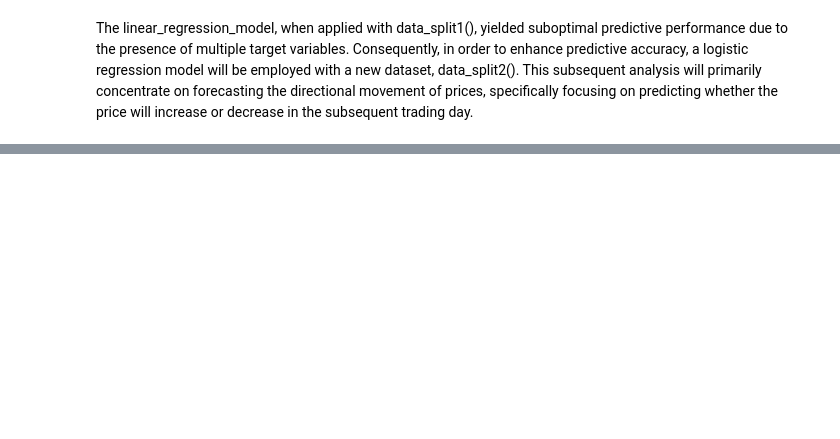
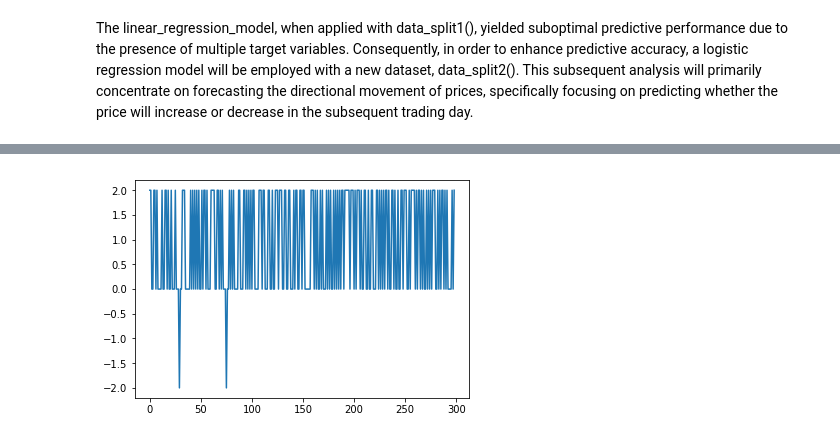
Before and after one commit to 2281469043/DeFi-Analysis, a Jupyter notebook: src/changk2/data_model.ipynb, the cells around one changed output, grey strips where cells are left out. Cells and saved outputs as stored; diff of their text form; code cells hidden in the pictures; blank space fills up the shorter version.

```diff
--- a/src/changk2/data_model.ipynb
+++ b/src/changk2/data_model.ipynb
@@ -263,0 +423,4 @@ plot_difference(predictions, target_test_vals)
+# %%
+plot_difference(predictions, target_test_vals)
+# %% [output]
+[figure, added]
```
Also changed, not shown: parts of 26 cells of this notebook.
